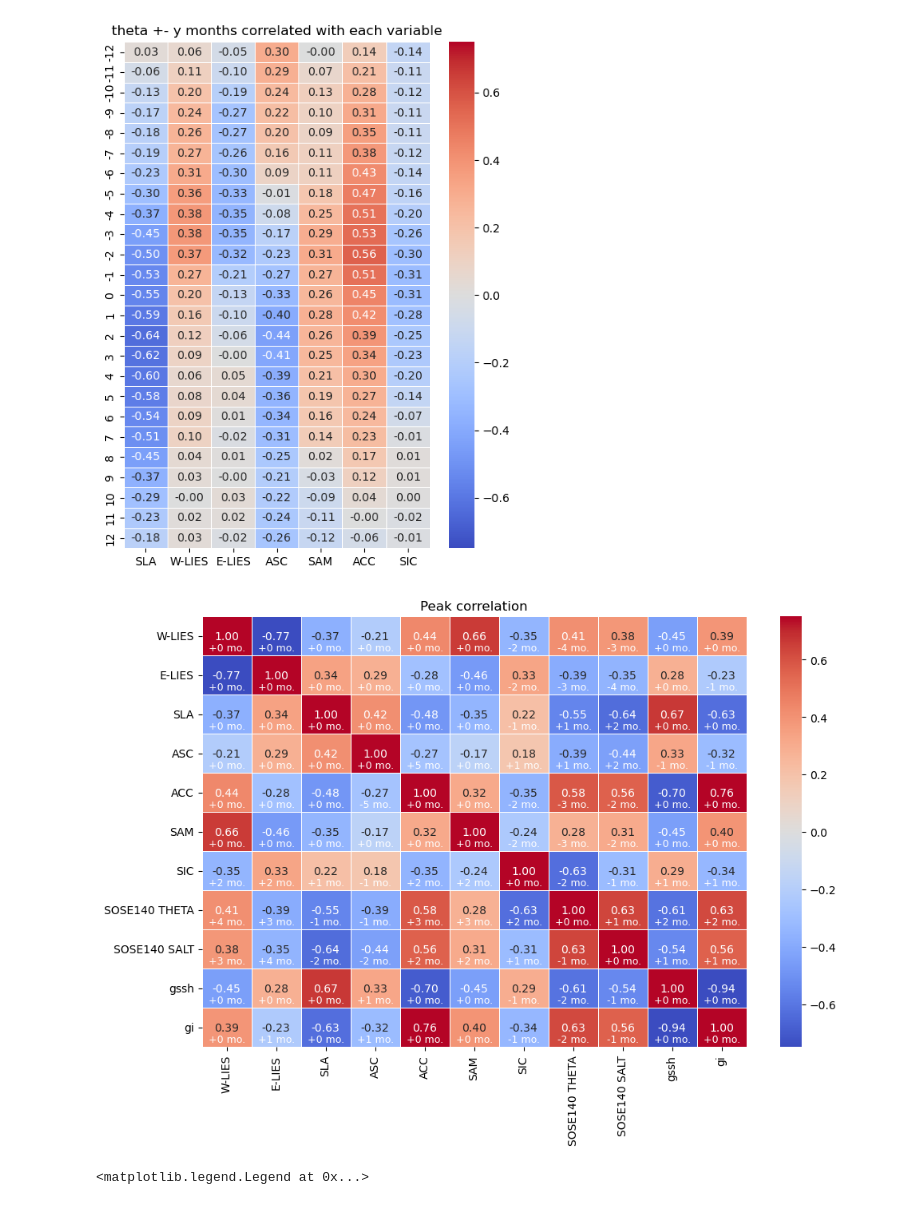
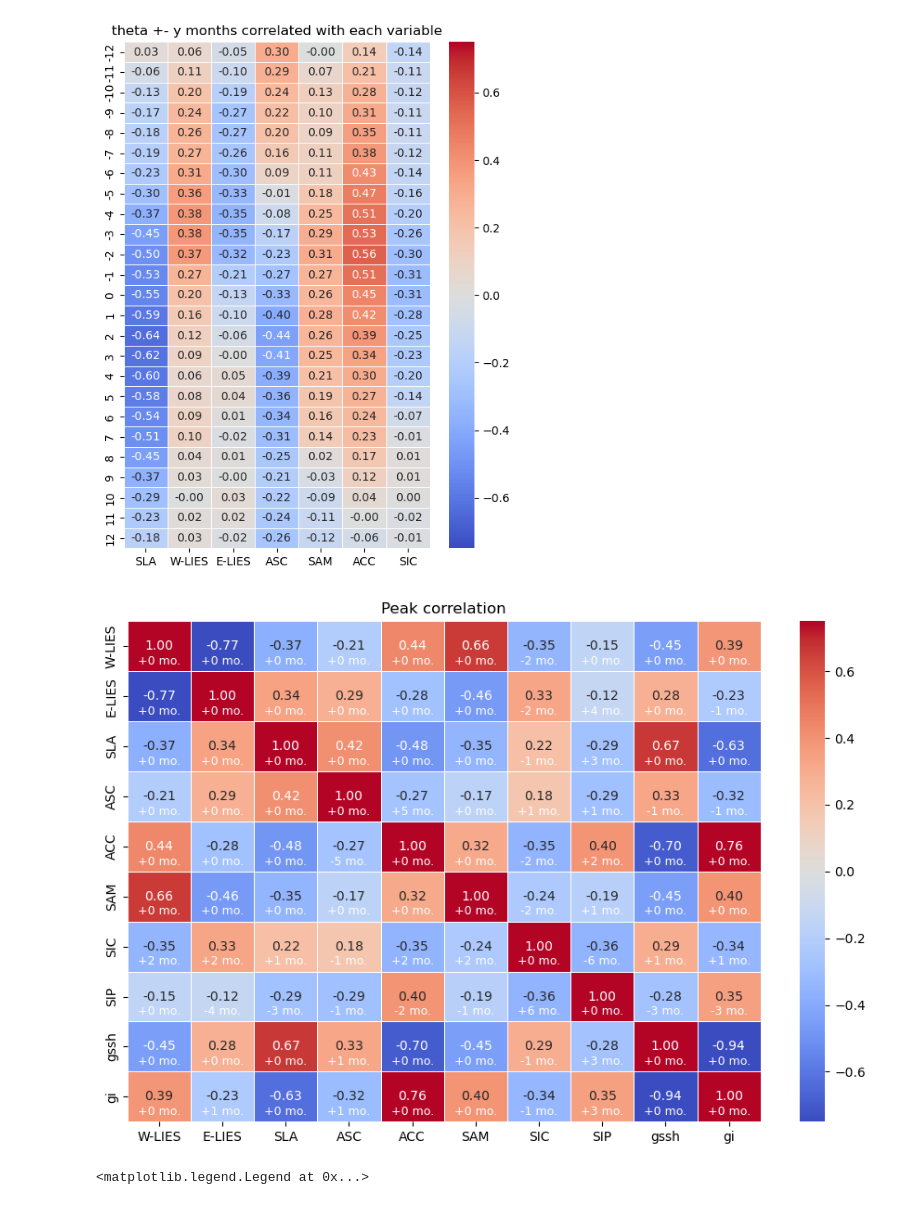
Before and after one commit to eejco/thesis_c3, a Jupyter notebook: slope_index copy.ipynb, the cells around one changed output. Cells and saved outputs as stored; diff of their text form; code cells hidden in the pictures.

```diff
--- a/slope_index copy.ipynb
+++ b/slope_index copy.ipynb
@@ -23,7 +23,7 @@ elevation_ = GEBCO(coarsen_factor=4).ds.elevation
 # %%
 sla_ = SLA(deg=0.25).da
 winds_ = xr.open_dataset('../data/ef25db236e60a21a34ee2e0b4631d366.nc').sortby('latitude').rename({'valid_time':'time'})
-sam = Index(type='SAM').da.sel(time=slice(sla_.time[0],sla_.time[-1]))
+sam = xr.open_dataarray('sam.nc').sel(time=slice(sla_.time[0],winds_.time[-1]))
 dotds = DOT(ver='egm').ds.rename({'ug':'u10','vg':'v10'})
 sice_ = xr.open_dataset('../data/NSIDC/sice_processed.nc').__xarray_dataarray_variable__
 sip_ = xr.open_dataarray('sip.nc')
@@ -516,7 +532,7 @@ def laglbl(lag):
       txt = f'{lag:.0f} mo.'
     return txt
 # %%
-vars = [fns.seasonal_anomaly(var) for var in [westl,eastl,cssh,asc,acc,sam,csic,sthe,ssal,gssh,gyre_index]]#,sigdiff]]
+vars = [fns.seasonal_anomaly(var) for var in [westl,eastl,cssh,asc,acc,sam,csic,csip,gssh,gyre_index]]#,sigdiff]]
 lags = np.arange(-6,7,1)
 
 cmat = np.empty((len(vars),len(vars)))
@@ -536,35 +552,35 @@ for i,var1 in enumerate(vars):
         cmat[i][j] = cmatl[max(range(len(abs_cmatl)), key=abs_cmatl.__getitem__)]
         lmat[i][j] = lags[max(range(len(abs_cmatl)), key=abs_cmatl.__getitem__)]
 # %%
-lbls = ['W-LIES','E-LIES','SLA','ASC','ACC','SAM','SIC','SOSE140 THETA','SOSE140 SALT','gssh','gi']
+lbls = ['W-LIES','E-LIES','SLA','ASC','ACC','SAM','SIC','SIP','gssh','gi']
 matt = pd.DataFrame(cmat,columns=lbls,index=lbls)
 
 fig,ax = plt.subplots(figsize=(11,7))
 sns.heatmap(matt, ax=ax, annot=True, cmap="coolwarm", fmt=".2f", linewidths=0.5,vmin=-0.75,vmax=0.75)
 ax.set_title("Peak correlation")
 
 #matl = pd.DataFrame(lmat,columns=lbls,index=lbls)
 # plt.figure(figsize=(6,4))
 # sns.heatmap(matt, annot=True, cmap="coolwarm", fmt=".2f", linewidths=0.5,vmin=-12,vmax=23)
 # plt.title("Correlation Heatmap")
 # plt.show()
 
 #ax=plt.gca()
 
 for i in range (lmat.shape[0]):
   for j in range(lmat.shape[1]):
     lag = lmat[i,j]
     if lag >-1:
       txt = f'+{lag:.0f} mo.'
     else:
       txt = f'{lag:.0f} mo.'
     ax.text(i + 0.5, j + 0.8, txt,
             horizontalalignment='center',
             verticalalignment='center',
             fontsize=9,
             color='w')
 # %% [output]
-[figure, old version]
+[figure, new version]
 # %%
 a = fns.seasonal_anomaly(gyre_index)
 alabel='GI'
```
Also changed, not shown: parts of 4 cells of this notebook, 11 other files.
